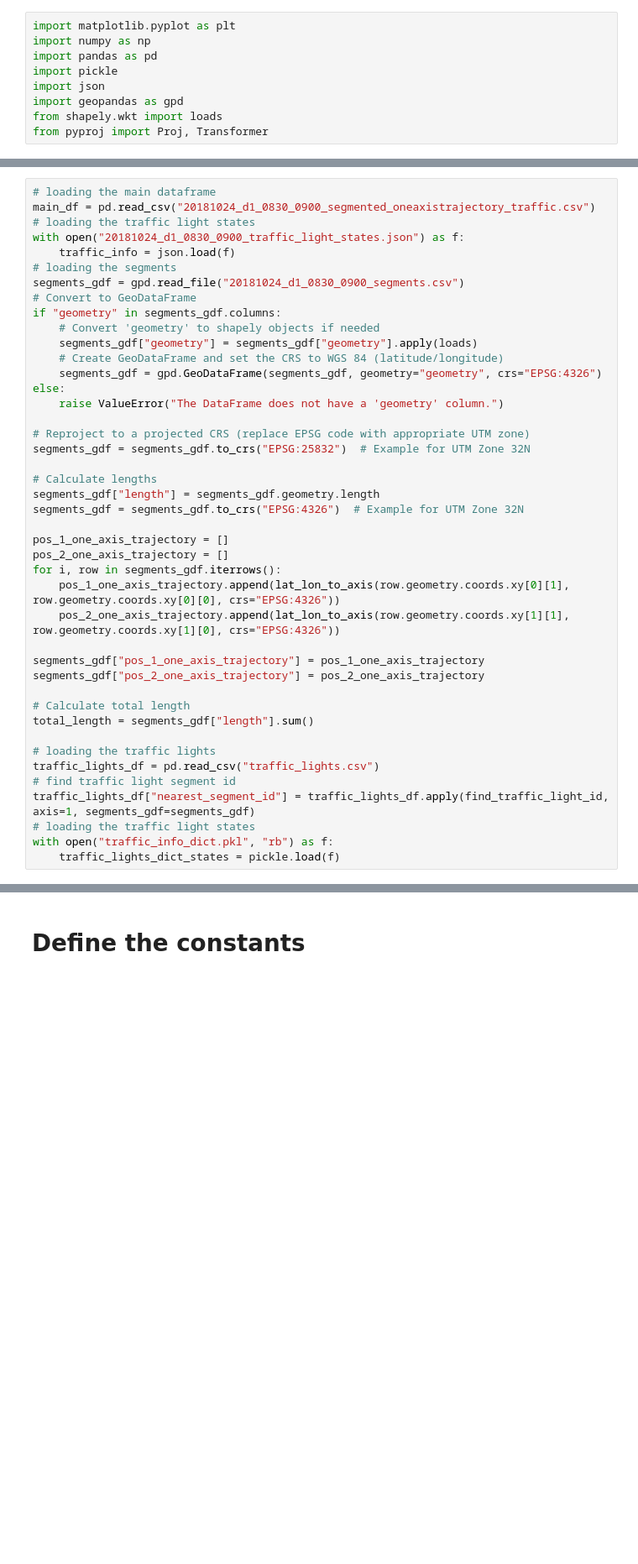
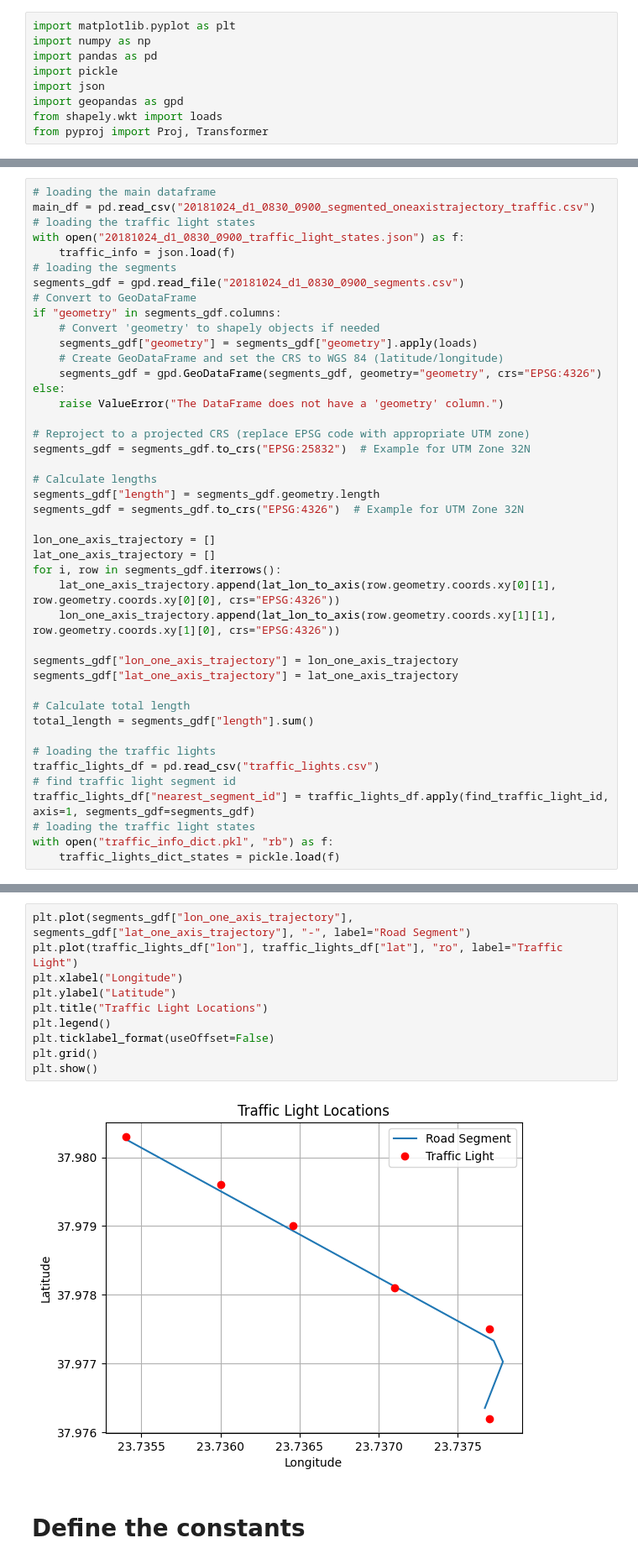
Before and after one commit to AmirHKiani98/eager_project, a Jupyter notebook: ctm_model.ipynb, the cells around one changed output, grey strips where cells are left out. Shown: that part at 84% size. Saved outputs shown, nothing was run; the diff lists cells and outputs as text; blank space fills up the shorter version.

```diff
--- a/ctm_model.ipynb
+++ b/ctm_model.ipynb
@@ -90,14 +89,14 @@ segments_gdf = segments_gdf.to_crs("EPSG:25832")  # Example for UTM Zone 32N
 segments_gdf["length"] = segments_gdf.geometry.length
 segments_gdf = segments_gdf.to_crs("EPSG:4326")  # Example for UTM Zone 32N
 
-pos_1_one_axis_trajectory = []
-pos_2_one_axis_trajectory = []
+lon_one_axis_trajectory = []
+lat_one_axis_trajectory = []
 for i, row in segments_gdf.iterrows():
-    pos_1_one_axis_trajectory.append(lat_lon_to_axis(row.geometry.coords.xy[0][1], row.geometry.coords.xy[0][0], crs="EPSG:4326"))
-    pos_2_one_axis_trajectory.append(lat_lon_to_axis(row.geometry.coords.xy[1][1], row.geometry.coords.xy[1][0], crs="EPSG:4326"))
+    lat_one_axis_trajectory.append(lat_lon_to_axis(row.geometry.coords.xy[0][1], row.geometry.coords.xy[0][0], crs="EPSG:4326"))
+    lon_one_axis_trajectory.append(lat_lon_to_axis(row.geometry.coords.xy[1][1], row.geometry.coords.xy[1][0], crs="EPSG:4326"))
 
-segments_gdf["pos_1_one_axis_trajectory"] = pos_1_one_axis_trajectory
-segments_gdf["pos_2_one_axis_trajectory"] = pos_2_one_axis_trajectory
+segments_gdf["lon_one_axis_trajectory"] = lon_one_axis_trajectory
+segments_gdf["lat_one_axis_trajectory"] = lat_one_axis_trajectory
 
 # Calculate total length
 total_length = segments_gdf["length"].sum()
@@ -144,3 +111,15 @@ segments_gdf_crs
+# %%
+plt.plot(segments_gdf["lon_one_axis_trajectory"], segments_gdf["lat_one_axis_trajectory"], "-", label="Road Segment")
+plt.plot(traffic_lights_df["lon"], traffic_lights_df["lat"], "ro", label="Traffic Light")
+plt.xlabel("Longitude")
+plt.ylabel("Latitude")
+plt.title("Traffic Light Locations")
+plt.legend()
+plt.ticklabel_format(useOffset=False)
+plt.grid()
+plt.show()
+# %% [output]
+[figure, added]
 # %% [markdown]
 # Define the constants
 # %%
```
Also changed, not shown: parts of 4 cells of this notebook.
